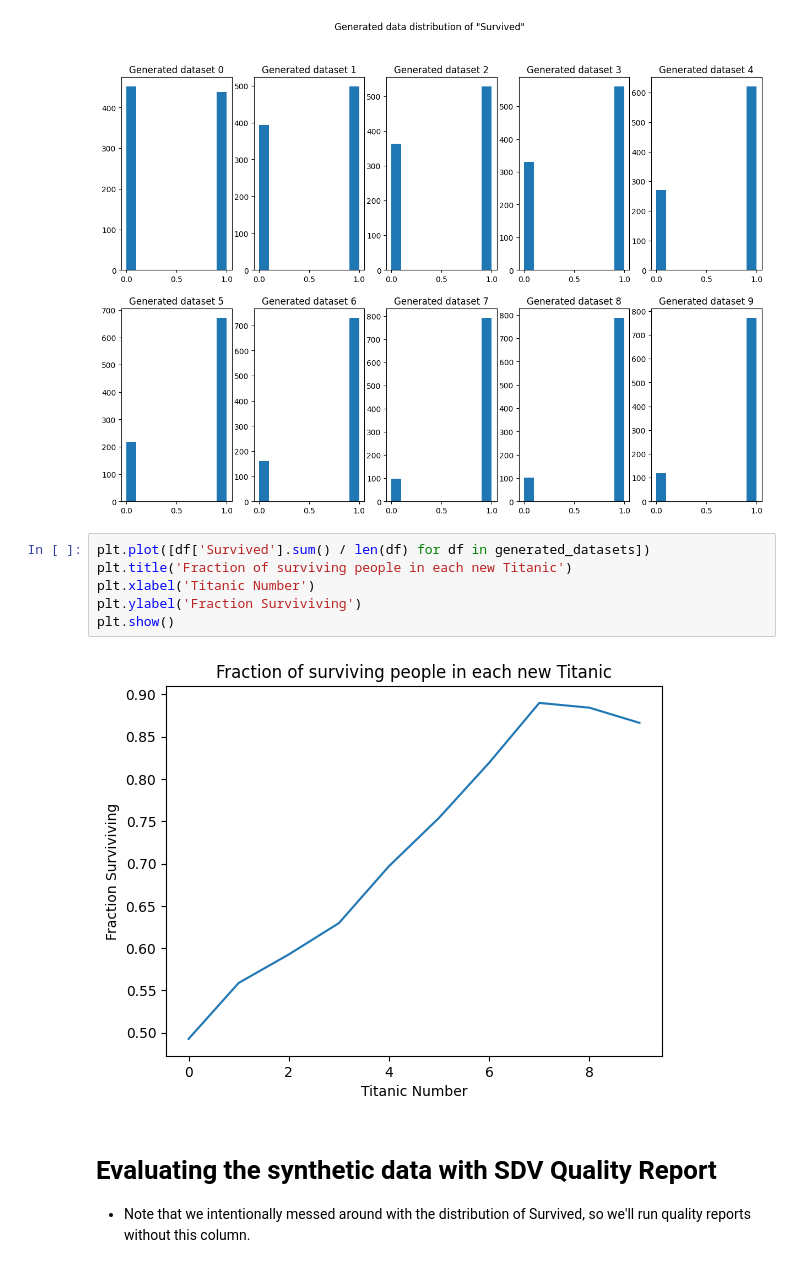
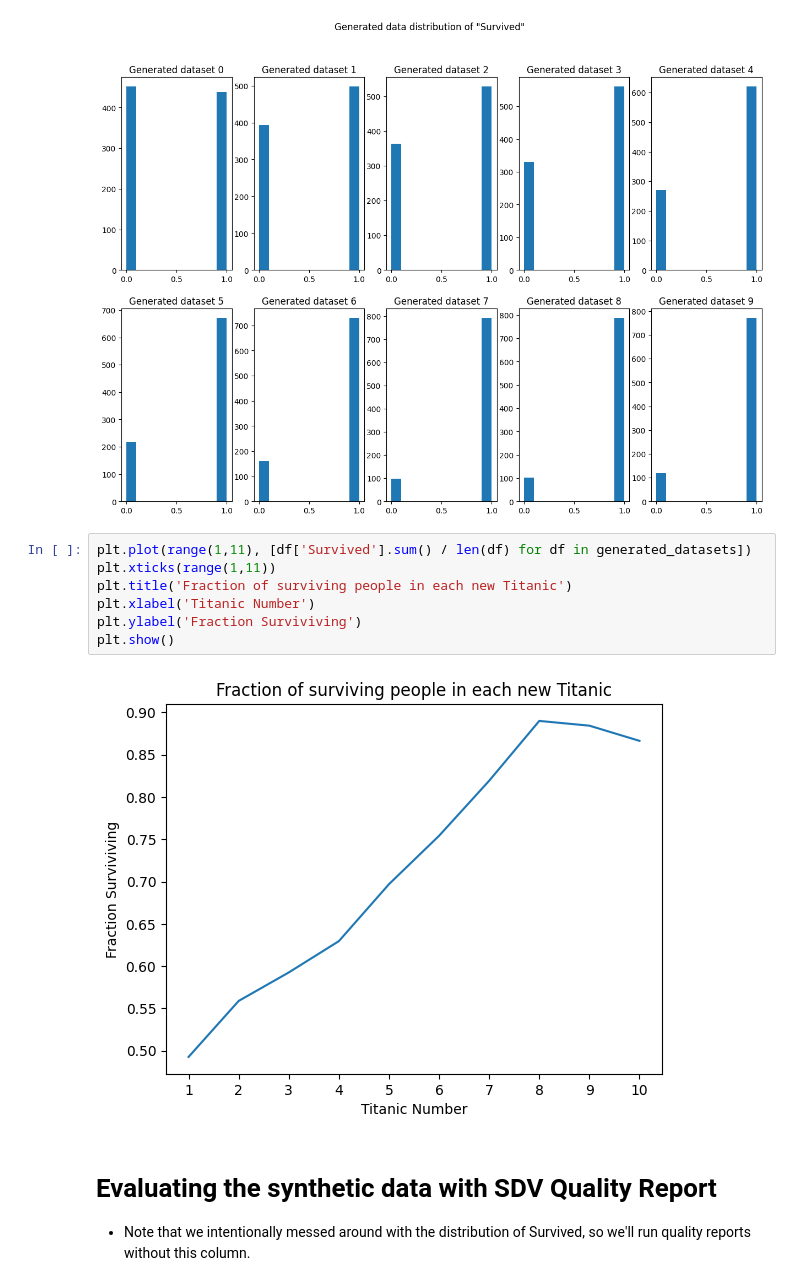
Before and after one commit to asusevski/titanic-prod, a Jupyter notebook: EDA.ipynb, the cells around one changed output. Saved outputs shown, nothing was run; the diff lists cells and outputs as text.

Commit message:
added plot accuracy and some plots into assets

```diff
--- a/EDA.ipynb
+++ b/EDA.ipynb
@@ -97,13 +97,14 @@ for idx, generated_dataset in enumerate(generated_datasets):
 # %% [output]
 [figure]
 # %%
-plt.plot([df['Survived'].sum() / len(df) for df in generated_datasets])
+plt.plot(range(1,11), [df['Survived'].sum() / len(df) for df in generated_datasets])
+plt.xticks(range(1,11))
 plt.title('Fraction of surviving people in each new Titanic')
 plt.xlabel('Titanic Number')
 plt.ylabel('Fraction Surviviving')
 plt.show()
 # %% [output]
-[figure, old version]
+[figure, new version]
 # %% [markdown]
 # Evaluating the synthetic data with SDV Quality Report
 
```
Also changed, not shown: 3 other files.
